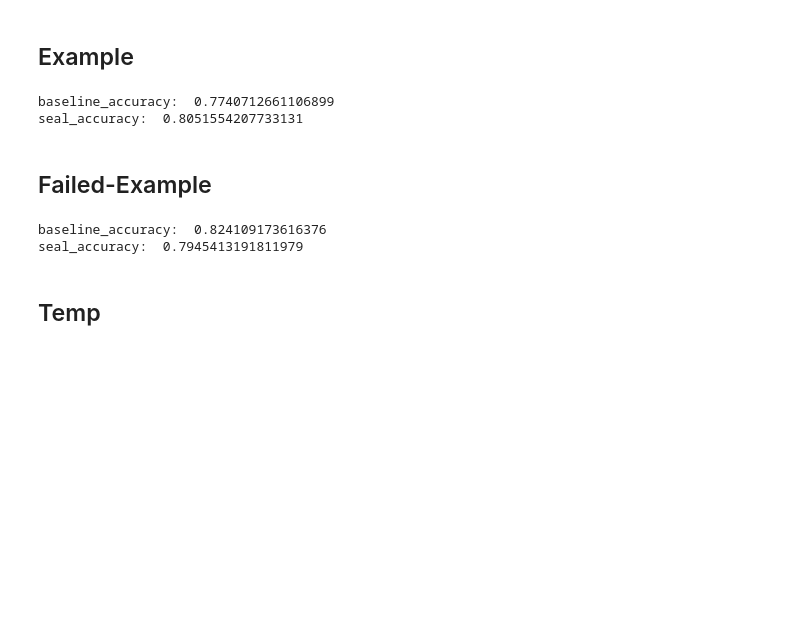
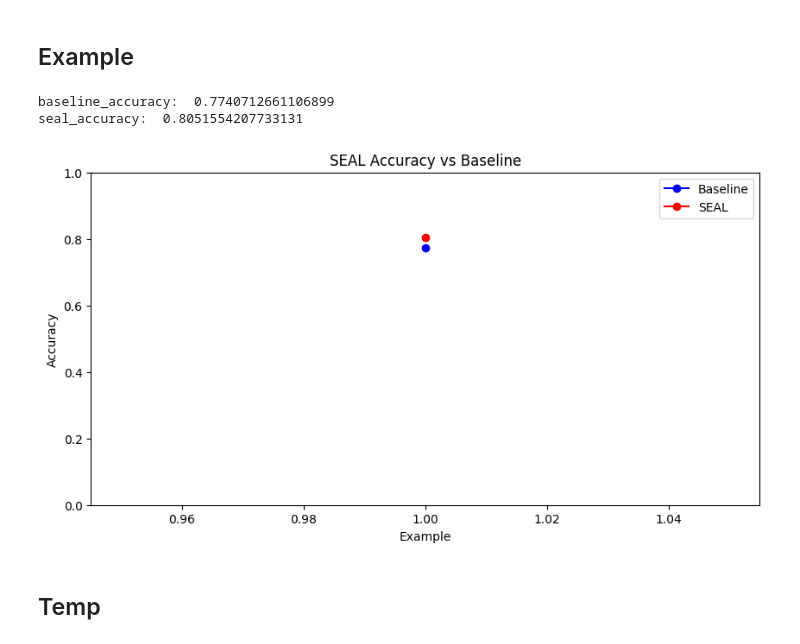
Before and after one commit to BartSu/llm_steering_reasoning, a Jupyter notebook: analysis/analyze.ipynb, the cells around one changed output. Cells and saved outputs as stored; diff of their text form; code cells hidden in the pictures; blank space fills up the shorter version.

```diff
--- a/analysis/analyze.ipynb
+++ b/analysis/analyze.ipynb
@@ -22,35 +22,44 @@ def compile_predictions(predictions_file):
 
     accuracy = sum(results) / len(results) if results else 0
     return accuracy
+# %%
+import matplotlib.pyplot as plt
+
+def draw_comparison_fig(x, baseline_y, seal_y, x_label, y_label, title):
+    plt.figure(figsize=(10, 5))
+    plt.plot(x, baseline_y, marker='o', linestyle='-', color='b', label='Baseline')
+    plt.plot(x, seal_y, marker='o', linestyle='-', color='r', label='SEAL')
+    plt.xlabel(x_label)
+    plt.ylabel(y_label)
+    plt.title(title)
+    plt.ylim(bottom=0, top=1)
+    plt.legend()
+    plt.show()
 # %% [markdown]
 ## Example
 # %%
 
 baseline_path = "/media/volume/llm/llm_steering_reasoning/results/deepseek-baseline/deepseek-ai/DeepSeek-R1-Distill-Qwen-1.5B/gsm8k_test/1/0/8192/predictions.jsonl"
 seal_path = "/media/volume/llm/llm_steering_reasoning/results/deepseek-seal/deepseek-ai/DeepSeek-R1-Distill-Qwen-1.5B/gsm8k_test/1/0/8192/1/predictions.jsonl"
 
-
+baseline_accuracies = []
+seal_accuracies = []
 baseline_accuracy = compile_predictions(baseline_path)
 seal_accuracy = compile_predictions(seal_path)
+baseline_accuracies.append(baseline_accuracy)
+seal_accuracies.append(seal_accuracy)
 print("baseline_accuracy: ", baseline_accuracy)
 print("seal_accuracy: ", seal_accuracy)
+x = [1]
+y = [baseline_accuracy, seal_accuracy]
+x_label = "Example"
+y_label = "Accuracy"
+title = "SEAL Accuracy vs Baseline"
+draw_comparison_fig(x, baseline_accuracies, seal_accuracies, x_label, y_label, title)
 # %% [output]
 baseline_accuracy:  0.7740712661106899
 seal_accuracy:  0.8051554207733131
+[figure, added]
-# %% [markdown]
-## Failed-Example
-# %%
-baseline_path = "/media/volume/llm/llm_steering_reasoning/results/deepseek-baseline/deepseek-ai/DeepSeek-R1-Distill-Qwen-1.5B/gsm8k_test/1/0.7/16384/predictions.jsonl"
-seal_path = "/media/volume/llm/llm_steering_reasoning/results/deepseek-seal/deepseek-ai/DeepSeek-R1-Distill-Qwen-1.5B/gsm8k_test/1/0.7/16384/1/predictions.jsonl"
-
-
-baseline_accuracy = compile_predictions(baseline_path)
-seal_accuracy = compile_predictions(seal_path)
-print("baseline_accuracy: ", baseline_accuracy)
-print("seal_accuracy: ", seal_accuracy)
-# %% [output]
-baseline_accuracy:  0.824109173616376
-seal_accuracy:  0.7945413191811979
 # %% [markdown]
 ## Temp
 # %%
```
Also changed, not shown: parts of 7 cells of this notebook.
